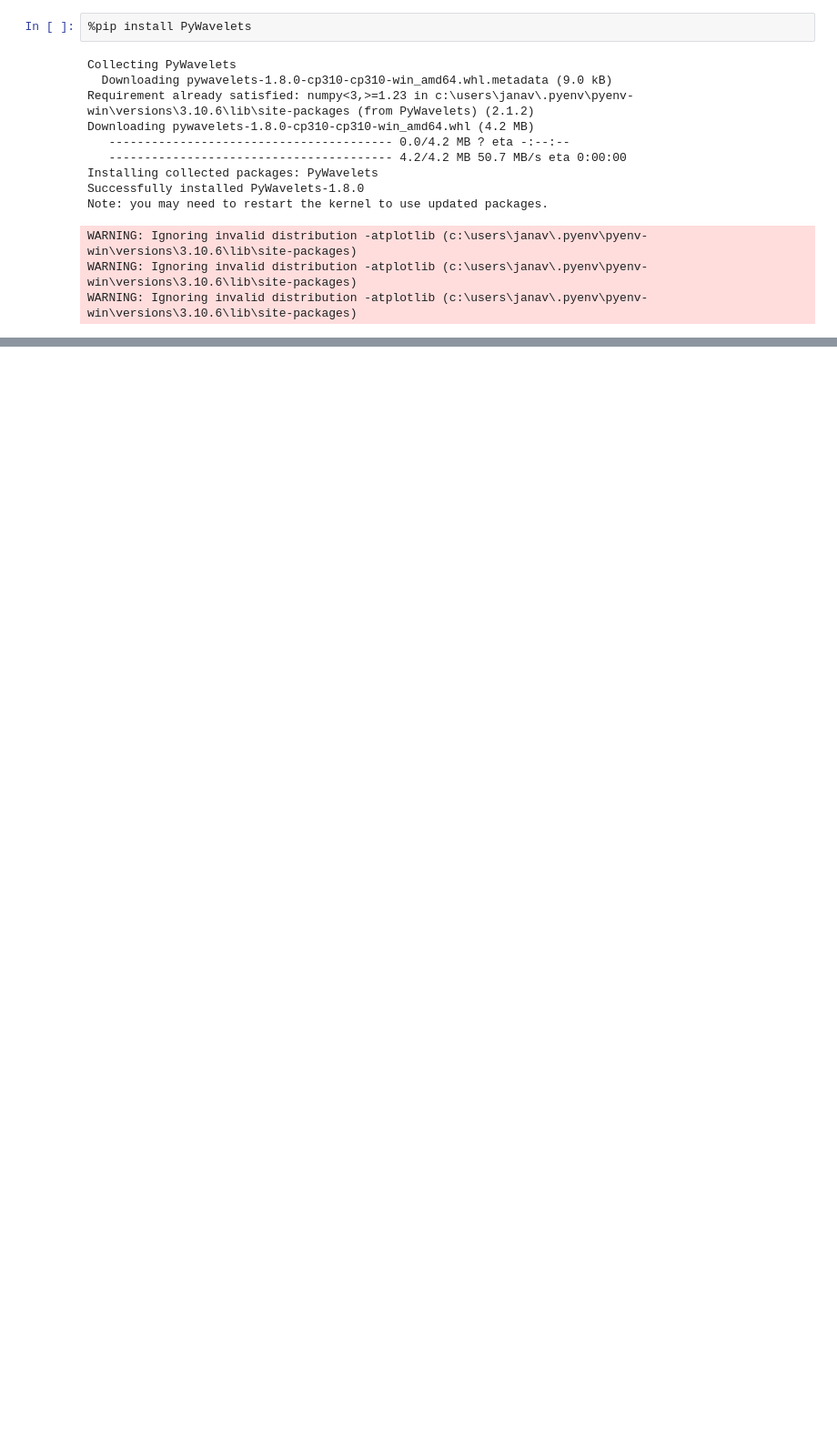
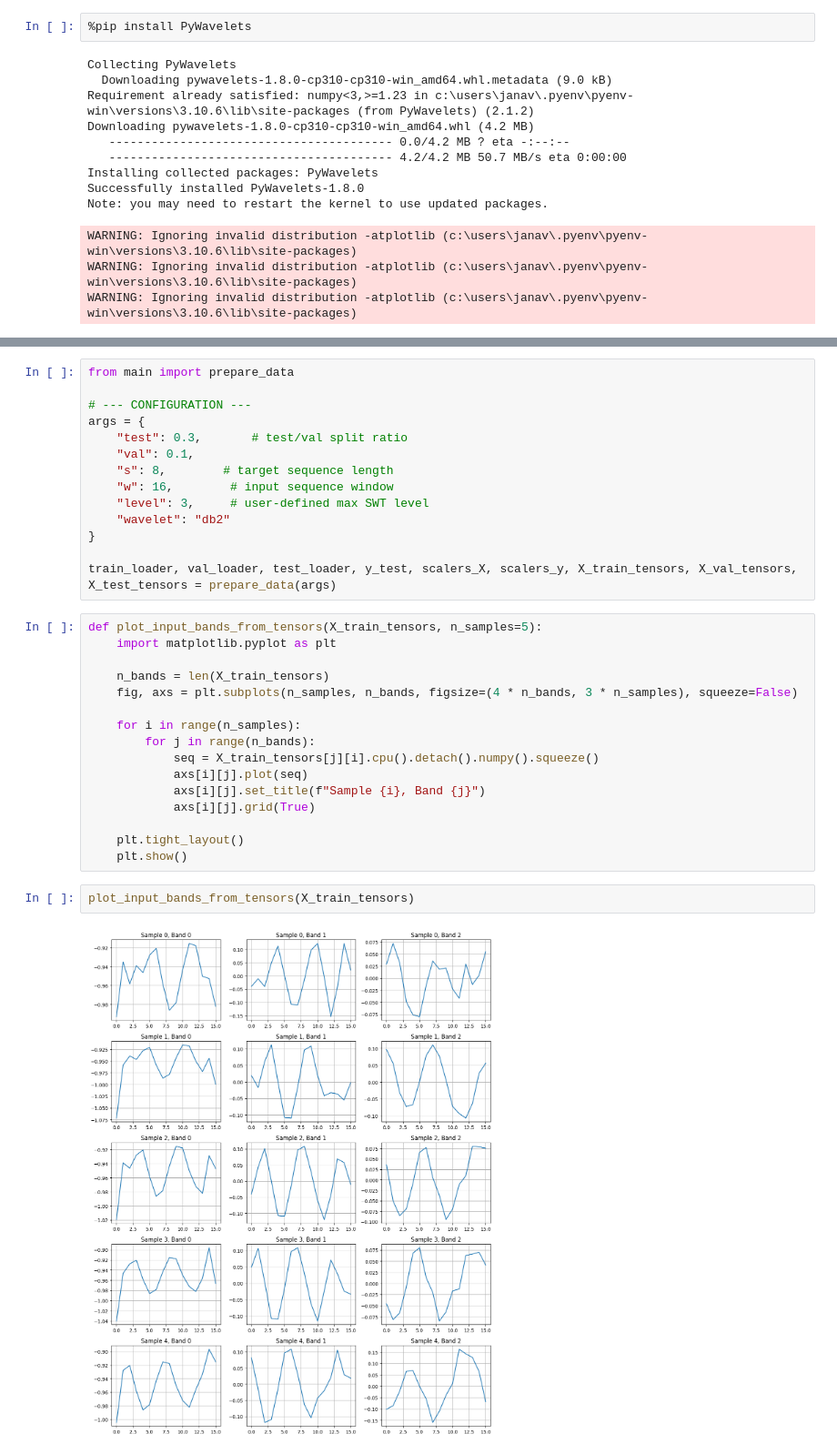
Before and after one commit to JanaJankovic/local-stlf, a Jupyter notebook: wavelet-transform/main.ipynb, the cells around one changed output, grey strips where cells are left out. Shown at 91% size. Cells and saved outputs as stored; diff of their text form; blank space fills up the shorter version.

Commit message:
add: fixed wavelet transform

```diff
--- a/wavelet-transform/main.ipynb
+++ b/wavelet-transform/main.ipynb
@@ -330,0 +26,34 @@ AttributeError: 'list' object has no attribute 'shape'
+# %%
+from main import prepare_data
+
+# --- CONFIGURATION ---
+args = {
+    "test": 0.3,       # test/val split ratio
+    "val": 0.1,
+    "s": 8,        # target sequence length
+    "w": 16,        # input sequence window
+    "level": 3,     # user-defined max SWT level
+    "wavelet": "db2"
+}
+
+train_loader, val_loader, test_loader, y_test, scalers_X, scalers_y, X_train_tensors, X_val_tensors, X_test_tensors = prepare_data(args)
+# %%
+def plot_input_bands_from_tensors(X_train_tensors, n_samples=5):
+    import matplotlib.pyplot as plt
+
+    n_bands = len(X_train_tensors)
+    fig, axs = plt.subplots(n_samples, n_bands, figsize=(4 * n_bands, 3 * n_samples), squeeze=False)
+
+    for i in range(n_samples):
+        for j in range(n_bands):
+            seq = X_train_tensors[j][i].cpu().detach().numpy().squeeze()
+            axs[i][j].plot(seq)
+            axs[i][j].set_title(f"Sample {i}, Band {j}")
+            axs[i][j].grid(True)
+
+    plt.tight_layout()
+    plt.show()
+# %%
+plot_input_bands_from_tensors(X_train_tensors)
+# %% [output]
+[figure, added]
```
Also changed, not shown: parts of 15 cells of this notebook, 7 other files.
